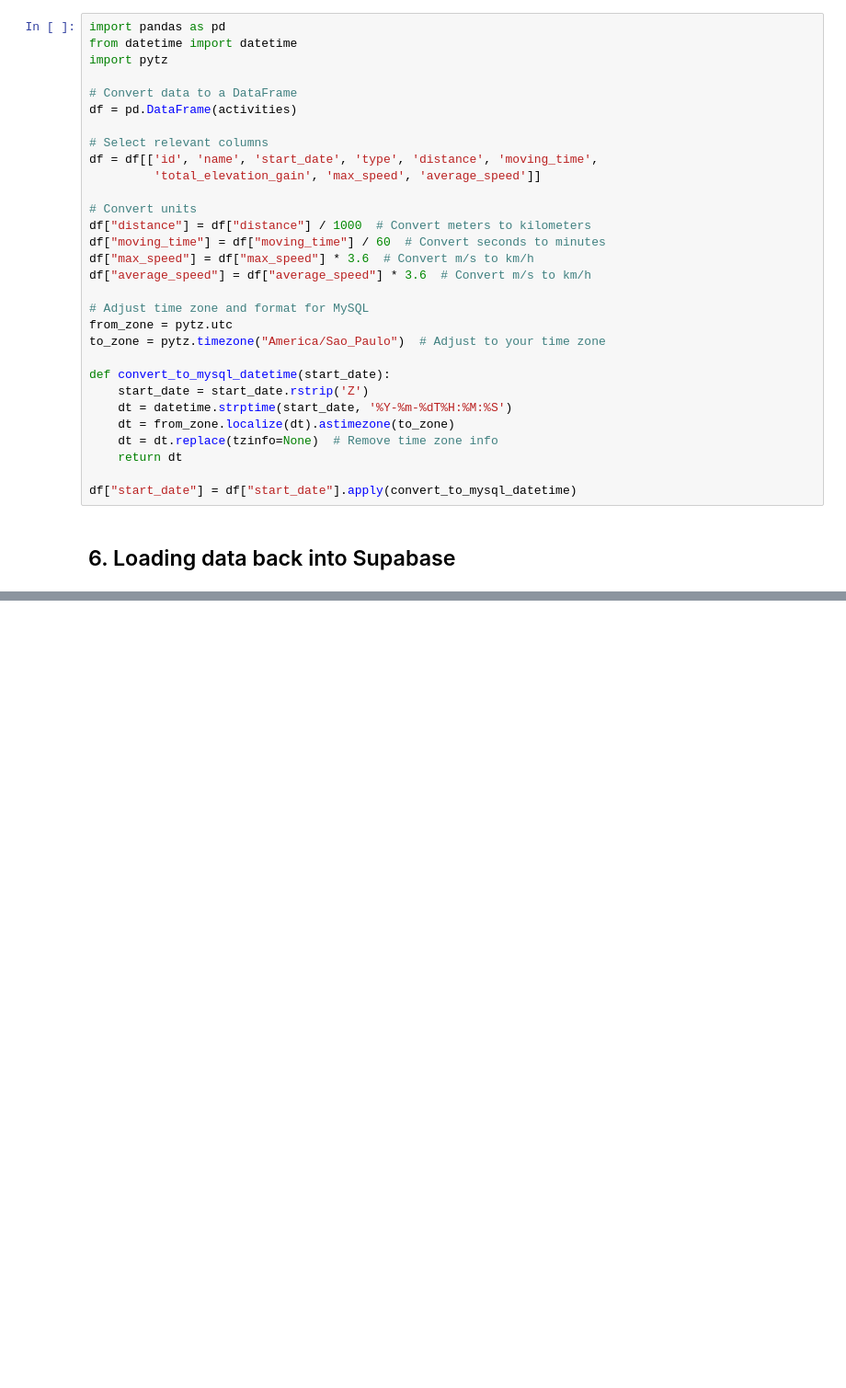
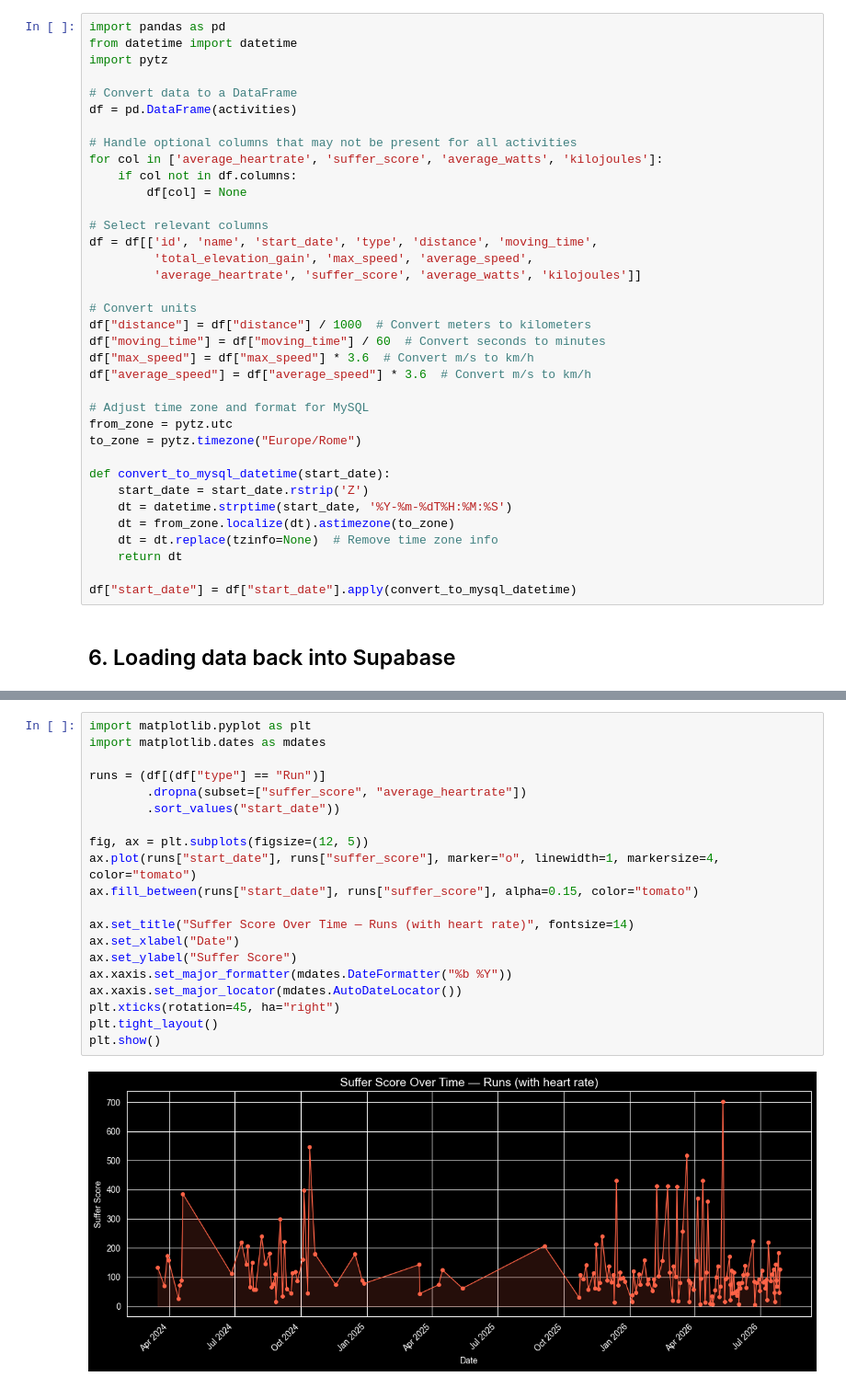
Before and after one commit to PersiFederico/SportAnalytics, a Jupyter notebook: Strava_Analytics.ipynb, the cells around one changed output, grey strips where cells are left out. Shown at 92% size. Saved outputs shown, nothing was run; the diff lists cells and outputs as text; blank space fills up the shorter version.

Commit message:
Data retrieval and storage succesfully implemented; tested plotting

```diff
--- a/Strava_Analytics.ipynb
+++ b/Strava_Analytics.ipynb
@@ -123,9 +127,15 @@ import pytz
 # Convert data to a DataFrame
 df = pd.DataFrame(activities)
 
+# Handle optional columns that may not be present for all activities
+for col in ['average_heartrate', 'suffer_score', 'average_watts', 'kilojoules']:
+    if col not in df.columns:
+        df[col] = None
+
 # Select relevant columns
 df = df[['id', 'name', 'start_date', 'type', 'distance', 'moving_time',
-         'total_elevation_gain', 'max_speed', 'average_speed']]
+         'total_elevation_gain', 'max_speed', 'average_speed',
+         'average_heartrate', 'suffer_score', 'average_watts', 'kilojoules']]
 
 # Convert units
 df["distance"] = df["distance"] / 1000  # Convert meters to kilometers
@@ -135,7 +145,7 @@ df["average_speed"] = df["average_speed"] * 3.6  # Convert m/s to km/h
 
 # Adjust time zone and format for MySQL
 from_zone = pytz.utc
-to_zone = pytz.timezone("America/Sao_Paulo")  # Adjust to your time zone
+to_zone = pytz.timezone("Europe/Rome")
 
 def convert_to_mysql_datetime(start_date):
     start_date = start_date.rstrip('Z')
@@ -177,0 +223,22 @@ print("Athletes and activities inserted successfully!")
+# %%
+import matplotlib.pyplot as plt
+import matplotlib.dates as mdates
+
+runs = (df[(df["type"] == "Run")]
+        .dropna(subset=["suffer_score", "average_heartrate"])
+        .sort_values("start_date"))
+
+fig, ax = plt.subplots(figsize=(12, 5))
+ax.plot(runs["start_date"], runs["suffer_score"], marker="o", linewidth=1, markersize=4, color="tomato")
+ax.fill_between(runs["start_date"], runs["suffer_score"], alpha=0.15, color="tomato")
+
+ax.set_title("Suffer Score Over Time — Runs (with heart rate)", fontsize=14)
+ax.set_xlabel("Date")
+ax.set_ylabel("Suffer Score")
+ax.xaxis.set_major_formatter(mdates.DateFormatter("%b %Y"))
+ax.xaxis.set_major_locator(mdates.AutoDateLocator())
+plt.xticks(rotation=45, ha="right")
+plt.tight_layout()
+plt.show()
+# %% [output]
+[figure, added]
```
Also changed, not shown: parts of 6 cells of this notebook.
